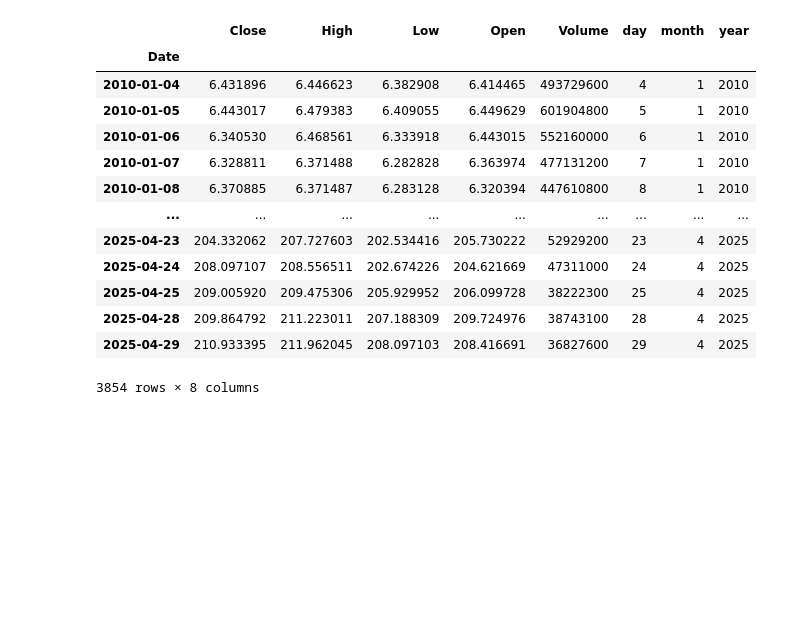
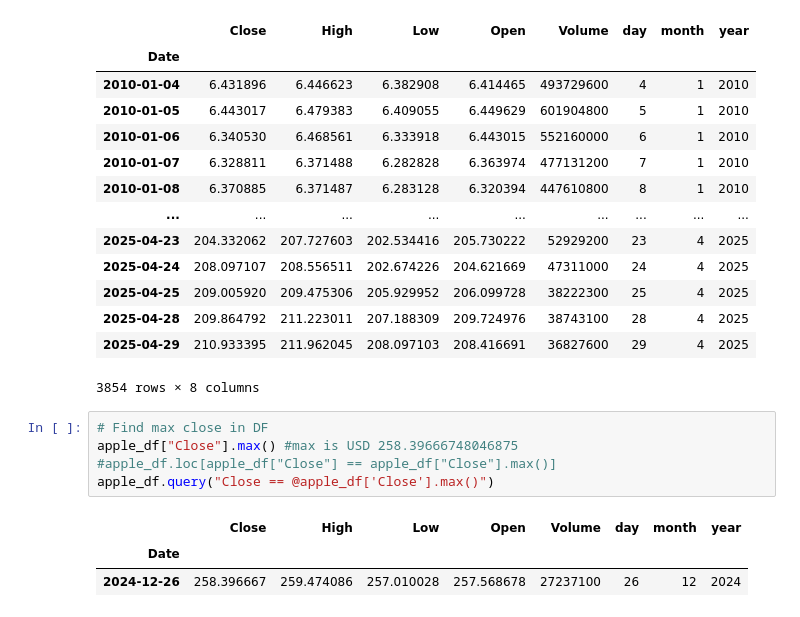
Before and after one commit to ens100/stock-forecasting, a Jupyter notebook: notebooks/01_eda.ipynb, the cells around one changed output. Cells and saved outputs as stored; diff of their text form; blank space fills up the shorter version.

```diff
--- a/notebooks/01_eda.ipynb
+++ b/notebooks/01_eda.ipynb
@@ -77,3 +92,12 @@ apple_df
 | 2025-04-28 | 209.864792 | 211.223011 | 207.188309 | 209.724976 | 38743100 | 28 | 4 | 2025 |
 | 2025-04-29 | 210.933395 | 211.962045 | 208.097103 | 208.416691 | 36827600 | 29 | 4 | 2025 |
 3854 rows × 8 columns
+# %%
+# Find max close in DF
+apple_df["Close"].max() #max is USD 258.39666748046875
+#apple_df.loc[apple_df["Close"] == apple_df["Close"].max()]
+apple_df.query("Close == @apple_df['Close'].max()")
+# %% [output]
+|  | Close | High | Low | Open | Volume | day | month | year |
+| Date |  |  |  |  |  |  |  |  |
+| 2024-12-26 | 258.396667 | 259.474086 | 257.010028 | 257.568678 | 27237100 | 26 | 12 | 2024 |
```
Also changed, not shown: parts of 8 cells of this notebook, 1 other file.
